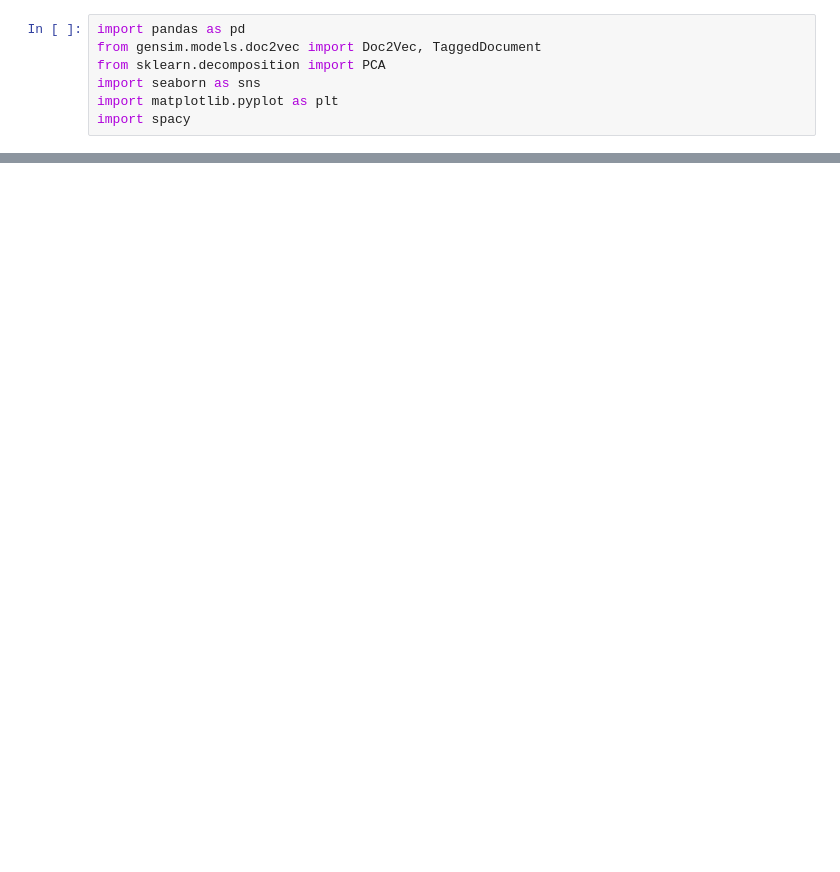
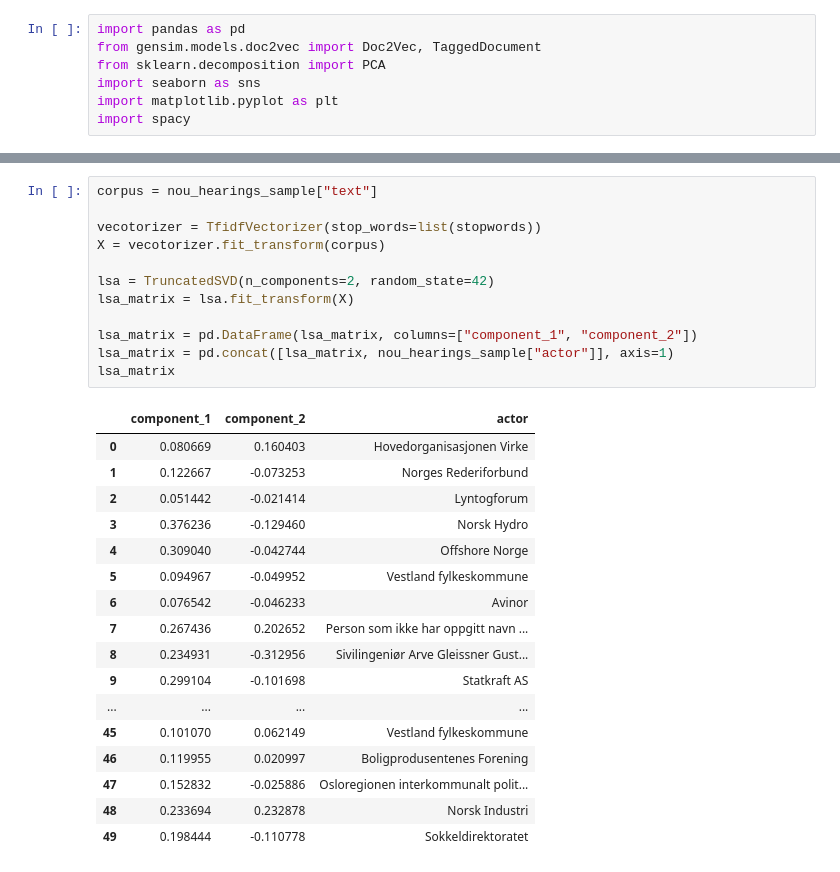
Before and after one commit to henriklarsen28/ArgumentMiningNOUs, a Jupyter notebook: src/notebooks/Sentiment_analysis.ipynb, the cells around one changed output, grey strips where cells are left out. Saved outputs shown, nothing was run; the diff lists cells and outputs as text; blank space fills up the shorter version.

```diff
--- a/src/notebooks/Sentiment_analysis.ipynb
+++ b/src/notebooks/Sentiment_analysis.ipynb
@@ -68,0 +90,30 @@ for i, actor in enumerate(nou_hearings_sample["actor"]):
+# %%
+corpus = nou_hearings_sample["text"]
+
+vecotorizer = TfidfVectorizer(stop_words=list(stopwords))
+X = vecotorizer.fit_transform(corpus)
+
+lsa = TruncatedSVD(n_components=2, random_state=42)
+lsa_matrix = lsa.fit_transform(X)
+
+lsa_matrix = pd.DataFrame(lsa_matrix, columns=["component_1", "component_2"])
+lsa_matrix = pd.concat([lsa_matrix, nou_hearings_sample["actor"]], axis=1)
+lsa_matrix
+# %% [output]
+|  | component_1 | component_2 | actor |
+| 0 | 0.080669 | 0.160403 | Hovedorganisasjonen Virke |
+| 1 | 0.122667 | -0.073253 | Norges Rederiforbund |
+| 2 | 0.051442 | -0.021414 | Lyntogforum |
+| 3 | 0.376236 | -0.129460 | Norsk Hydro |
+| 4 | 0.309040 | -0.042744 | Offshore Norge |
+| 5 | 0.094967 | -0.049952 | Vestland fylkeskommune |
+| 6 | 0.076542 | -0.046233 | Avinor |
+| 7 | 0.267436 | 0.202652 | Person som ikke har oppgitt navn ... |
+| 8 | 0.234931 | -0.312956 | Sivilingeniør Arve Gleissner Gust... |
+| 9 | 0.299104 | -0.101698 | Statkraft AS |
+| ... | ... | ... | ... |
+| 45 | 0.101070 | 0.062149 | Vestland fylkeskommune |
+| 46 | 0.119955 | 0.020997 | Boligprodusentenes Forening |
+| 47 | 0.152832 | -0.025886 | Osloregionen interkommunalt polit... |
+| 48 | 0.233694 | 0.232878 | Norsk Industri |
+| 49 | 0.198444 | -0.110778 | Sokkeldirektoratet |
```
Also changed, not shown: parts of 7 cells of this notebook, 2 other files.
